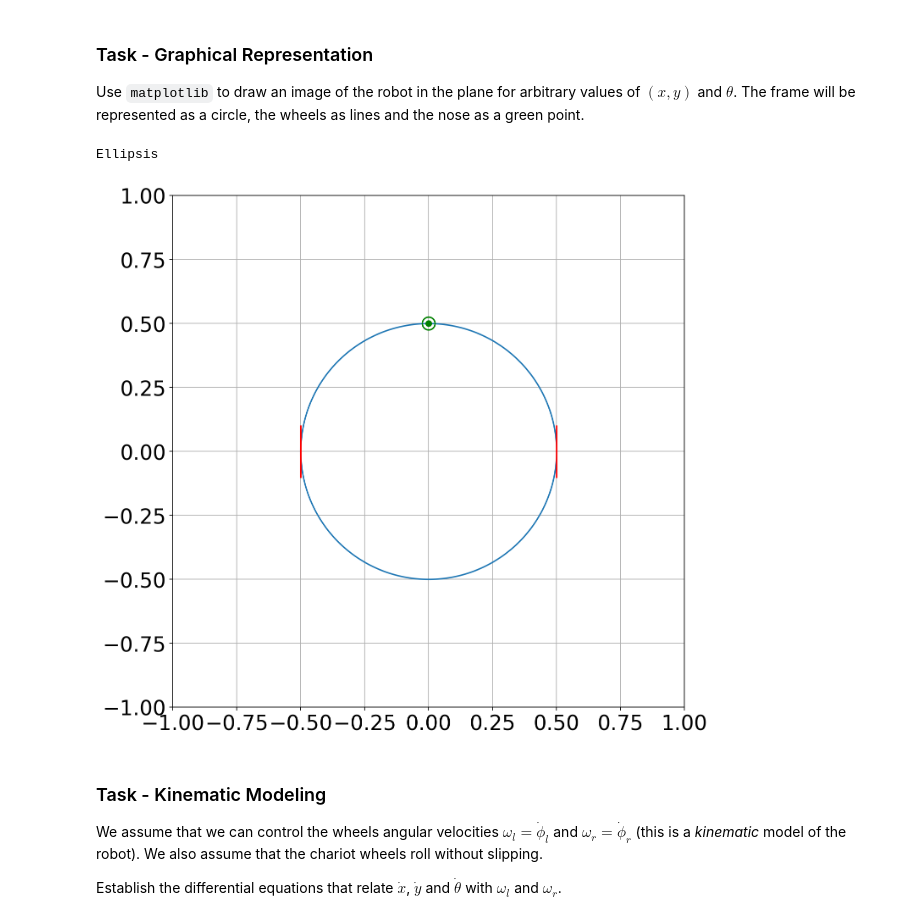
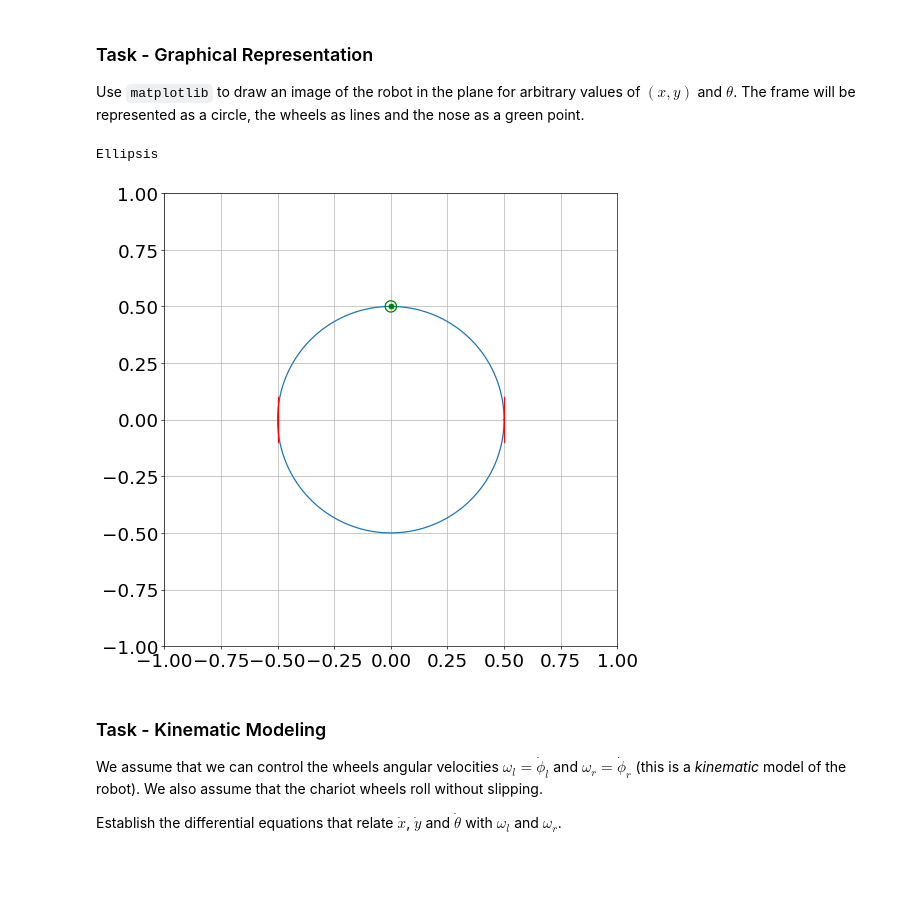
Before and after one commit to zechchair/Automatique-project, a Jupyter notebook: main.ipynb, the cells around one changed output. Cells and saved outputs as stored; diff of their text form; code cells hidden in the pictures; blank space fills up the shorter version.

```diff
--- a/main.ipynb
+++ b/main.ipynb
@@ -35,31 +35,30 @@ R=0.1
 Use `matplotlib` to draw an image of the robot in the plane for arbitrary values of $(x, y)$ and $\theta$. The frame will be represented as a circle, the wheels as lines and the nose as a green point.
 # %%
 rcParams.update({'font.size': 22})
-figure(figsize=(10, 10), dpi=160)
+figure(figsize=(10, 10), dpi=60)
 axes = gca()
 axes.axis([-1, 1, -1, 1])
 axes.set_aspect(1)
 grid(True)
 teta=linspace(0,2*pi,300)
 x=D/2*cos(teta)
 y=D/2*sin(teta)
 plot(x,y)
 x=linspace(-0.1,0.1,100)
 y=linspace(0.5,0.5,100)
 plot(y,x,color='r')
 y=linspace(-0.5,-0.5,100)
 plot(y,x,color='r')
-
 plot(0,0.5,"ro",color='g')
 
 teta=linspace(0,2*pi,500)
 x=0.05/2*cos(teta)
 y=0.05/2*sin(teta)+0.5
 plot(x,y,color='g')
 ...
 # %% [output]
 Ellipsis
-[figure, old version]
+[figure, new version]
 # %% [markdown]
 ### Task - Kinematic Modeling
 
```
Also changed, not shown: parts of 7 cells of this notebook.
